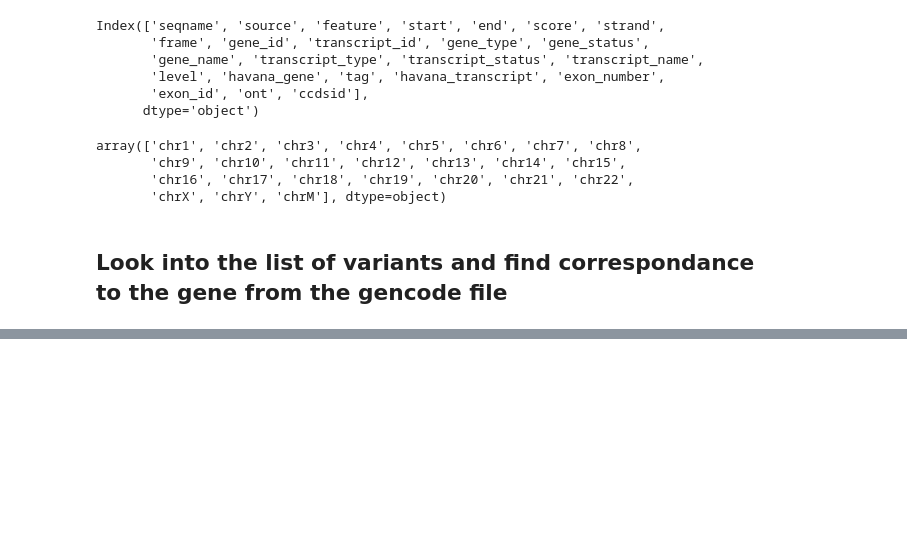
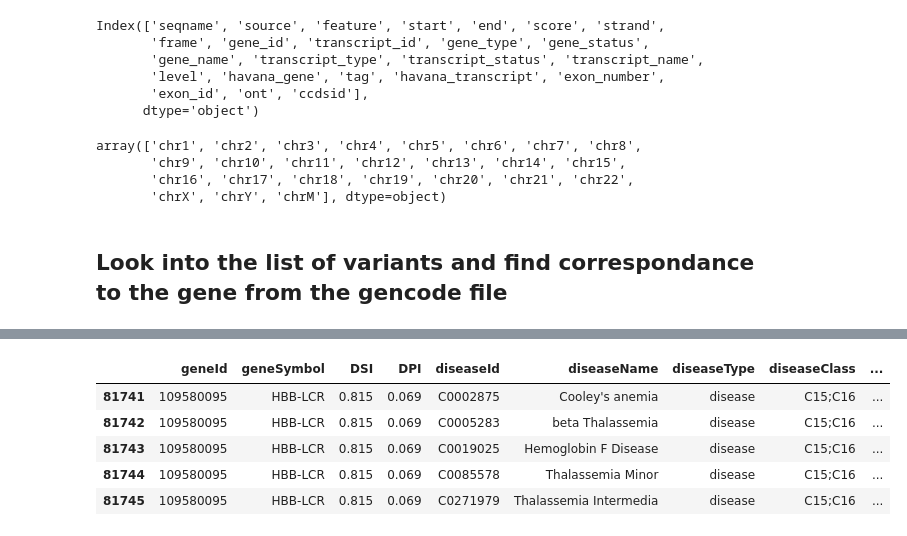
Before and after one commit to hlml-toronto/undiagnosed-1, a Jupyter notebook: script.ipynb, the cells around one changed output, grey strips where cells are left out. Saved outputs shown, nothing was run; the diff lists cells and outputs as text; code cells hidden in the pictures; blank space fills up the shorter version.

```diff
--- a/script.ipynb
+++ b/script.ipynb
@@ -113,0 +92,9 @@ KeyboardInterrupt:
+# %%
+gene_disease.tail()
+# %% [output]
+|  | geneId | geneSymbol | DSI | DPI | diseaseId | diseaseName | diseaseType | diseaseClass | ... |
+| 81741 | 109580095 | HBB-LCR | 0.815 | 0.069 | C0002875 | Cooley's anemia | disease | C15;C16 | ... |
+| 81742 | 109580095 | HBB-LCR | 0.815 | 0.069 | C0005283 | beta Thalassemia | disease | C15;C16 | ... |
+| 81743 | 109580095 | HBB-LCR | 0.815 | 0.069 | C0019025 | Hemoglobin F Disease | disease | C15;C16 | ... |
+| 81744 | 109580095 | HBB-LCR | 0.815 | 0.069 | C0085578 | Thalassemia Minor | disease | C15;C16 | ... |
+| 81745 | 109580095 | HBB-LCR | 0.815 | 0.069 | C0271979 | Thalassemia Intermedia | disease | C15;C16 | ... |
```
Also changed, not shown: parts of 13 cells of this notebook.
